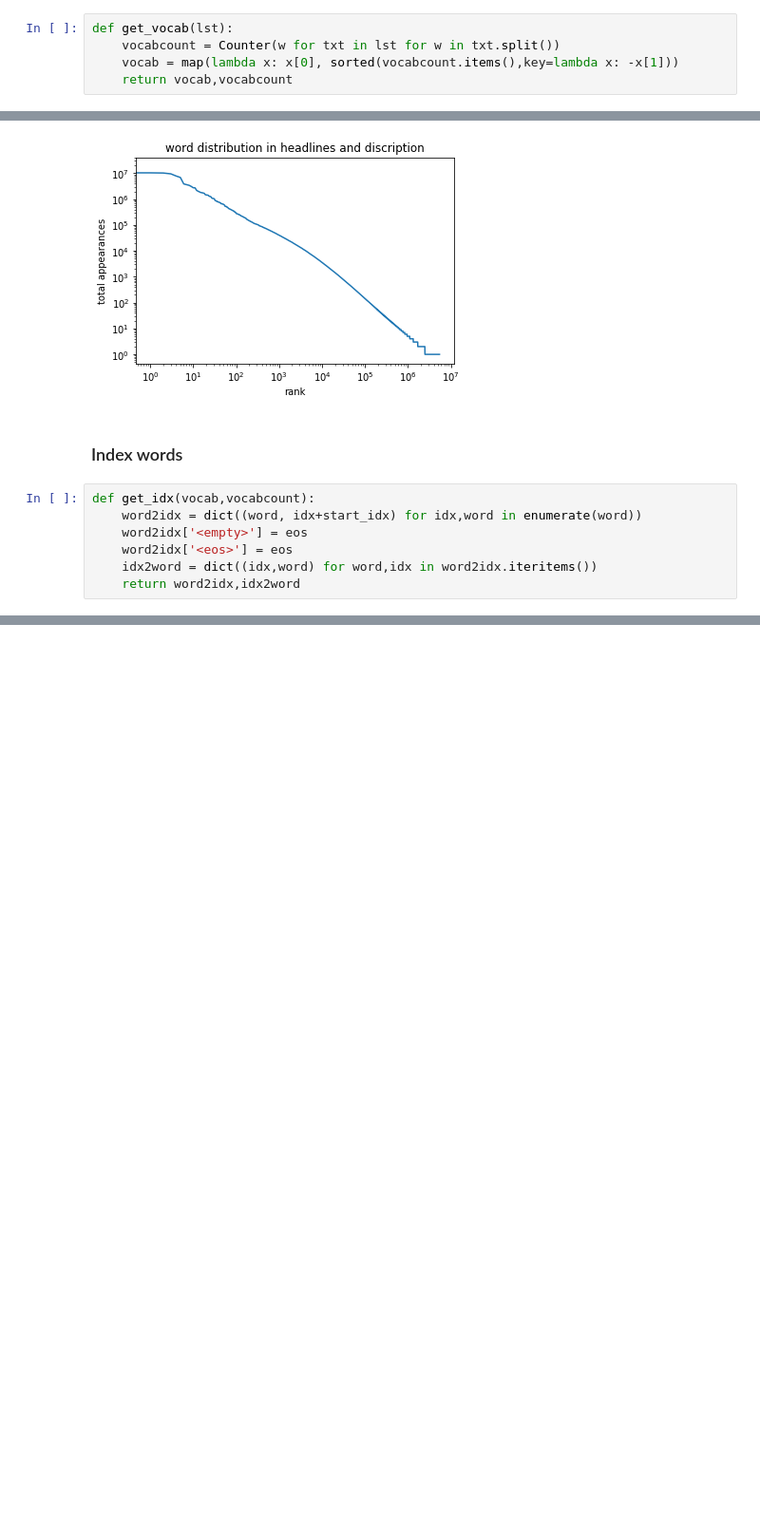
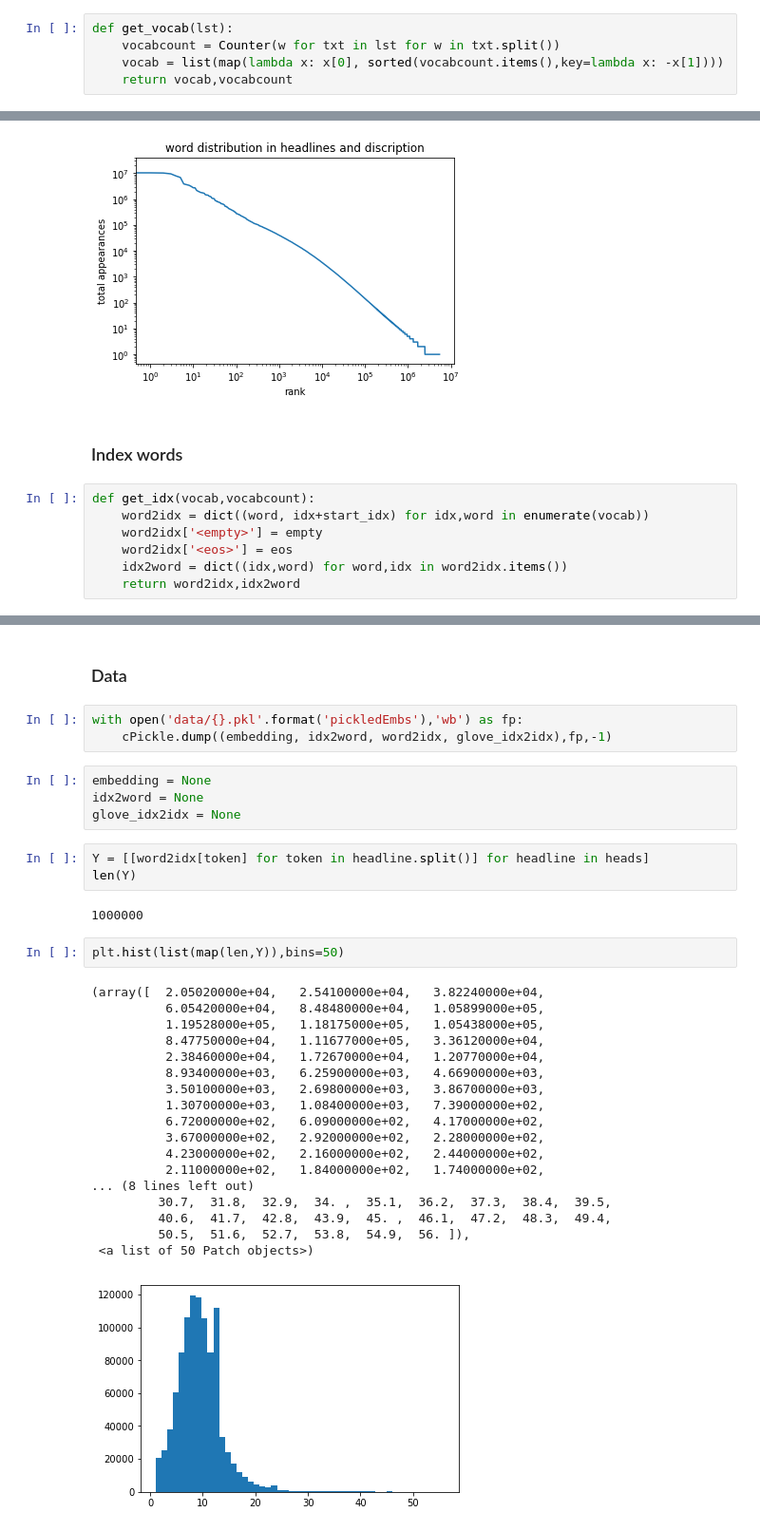
Before and after one commit to Rmwak/TextSummarizer, a Jupyter notebook: embedding.ipynb, the cells around one changed output, grey strips where cells are left out. Shown at 95% size. Cells and saved outputs as stored; diff of their text form; blank space fills up the shorter version.

Commit message:
updated notebook. Embedding almost completed

```diff
--- a/embedding.ipynb
+++ b/embedding.ipynb
@@ -51,7 +51,7 @@ len(desc),len(set(desc))
 # %%
 def get_vocab(lst):
     vocabcount = Counter(w for txt in lst for w in txt.split())
-    vocab = map(lambda x: x[0], sorted(vocabcount.items(),key=lambda x: -x[1]))
+    vocab = list(map(lambda x: x[0], sorted(vocabcount.items(),key=lambda x: -x[1])))
     return vocab,vocabcount
 # %%
 vocab,vocabcount = get_vocab(heads+desc)
@@ -76,10 +70,10 @@ plt.ylabel('total appearances');
 ### Index words
 # %%
 def get_idx(vocab,vocabcount):
-    word2idx = dict((word, idx+start_idx) for idx,word in enumerate(word))
-    word2idx['<empty>'] = eos
+    word2idx = dict((word, idx+start_idx) for idx,word in enumerate(vocab))
+    word2idx['<empty>'] = empty
     word2idx['<eos>'] = eos
-    idx2word = dict((idx,word) for word,idx in word2idx.iteritems())
+    idx2word = dict((idx,word) for word,idx in word2idx.items())
     return word2idx,idx2word
 # %%
 word2idx,idx2word = get_idx(vocab,vocabcount)
@@ -87,0 +200,35 @@ NameError: name 'vocabcount' is not defined
+# %% [markdown]
+### Data
+# %%
+with open('data/{}.pkl'.format('pickledEmbs'),'wb') as fp:
+    cPickle.dump((embedding, idx2word, word2idx, glove_idx2idx),fp,-1)
+# %%
+embedding = None
+idx2word = None
+glove_idx2idx = None
+# %%
+Y = [[word2idx[token] for token in headline.split()] for headline in heads]
+len(Y)
+# %% [output]
+1000000
+# %%
+plt.hist(list(map(len,Y)),bins=50)
+# %% [output]
+(array([  2.05020000e+04,   2.54100000e+04,   3.82240000e+04,
+          6.05420000e+04,   8.48480000e+04,   1.05899000e+05,
+          1.19528000e+05,   1.18175000e+05,   1.05438000e+05,
+          8.47750000e+04,   1.11677000e+05,   3.36120000e+04,
+          2.38460000e+04,   1.72670000e+04,   1.20770000e+04,
+          8.93400000e+03,   6.25900000e+03,   4.66900000e+03,
+          3.50100000e+03,   2.69800000e+03,   3.86700000e+03,
+          1.30700000e+03,   1.08400000e+03,   7.39000000e+02,
+          6.72000000e+02,   6.09000000e+02,   4.17000000e+02,
+          3.67000000e+02,   2.92000000e+02,   2.28000000e+02,
+          4.23000000e+02,   2.16000000e+02,   2.44000000e+02,
+          2.11000000e+02,   1.84000000e+02,   1.74000000e+02,
+... (8 lines left out)
+         30.7,  31.8,  32.9,  34. ,  35.1,  36.2,  37.3,  38.4,  39.5,
+         40.6,  41.7,  42.8,  43.9,  45. ,  46.1,  47.2,  48.3,  49.4,
+         50.5,  51.6,  52.7,  53.8,  54.9,  56. ]),
+ <a list of 50 Patch objects>)
+[figure, added]
```
Also changed, not shown: parts of 22 cells of this notebook.
